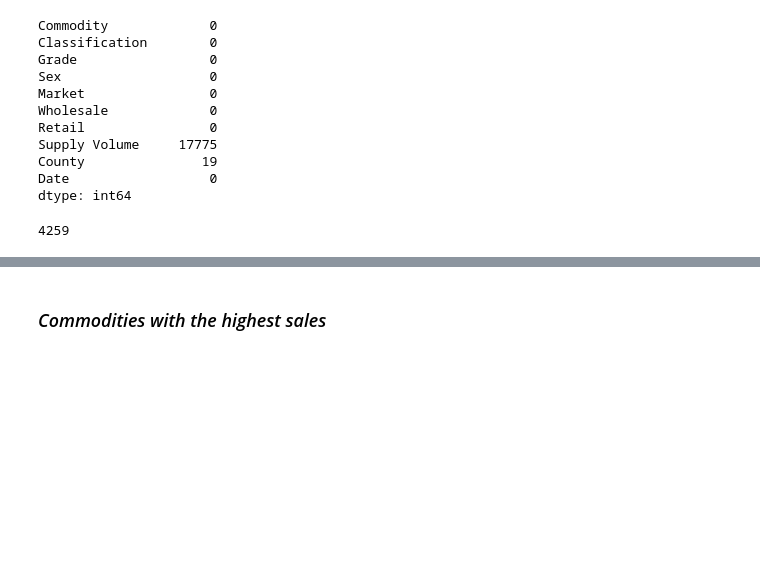
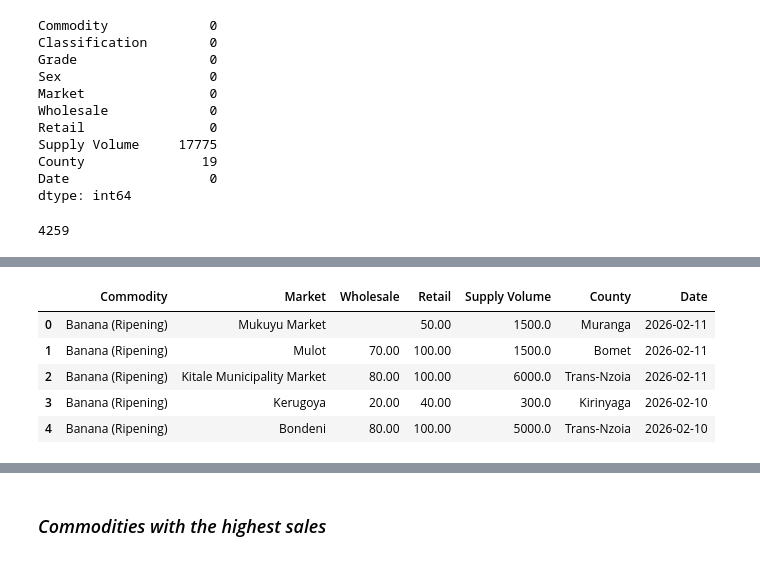
Before and after one commit to Victor-Mufasa/Agricultural-Commodity-Price-Forecasting, a Jupyter notebook: notebook/charity.ipynb, the cells around one changed output, grey strips where cells are left out. Saved outputs shown, nothing was run; the diff lists cells and outputs as text; code cells hidden in the pictures; blank space fills up the shorter version.

```diff
--- a/notebook/charity.ipynb
+++ b/notebook/charity.ipynb
@@ -106,6 +112,15 @@ for col in ['Retail', 'Wholesale']:
         .str.replace('-', '', regex=False)
         .str.strip()
     )
+# %%
+data.head()
+# %% [output]
+|  | Commodity | Market | Wholesale | Retail | Supply Volume | County | Date |
+| 0 | Banana (Ripening) | Mukuyu Market |  | 50.00 | 1500.0 | Muranga | 2026-02-11 |
+| 1 | Banana (Ripening) | Mulot | 70.00 | 100.00 | 1500.0 | Bomet | 2026-02-11 |
+| 2 | Banana (Ripening) | Kitale Municipality Market | 80.00 | 100.00 | 6000.0 | Trans-Nzoia | 2026-02-11 |
+| 3 | Banana (Ripening) | Kerugoya | 20.00 | 40.00 | 300.0 | Kirinyaga | 2026-02-10 |
+| 4 | Banana (Ripening) | Bondeni | 80.00 | 100.00 | 5000.0 | Trans-Nzoia | 2026-02-10 |
 # %%
 #converting the retail and wholesale columns to numeric columns
 for col in ['Retail', 'Wholesale']:
```
Also changed, not shown: parts of 33 cells of this notebook.
